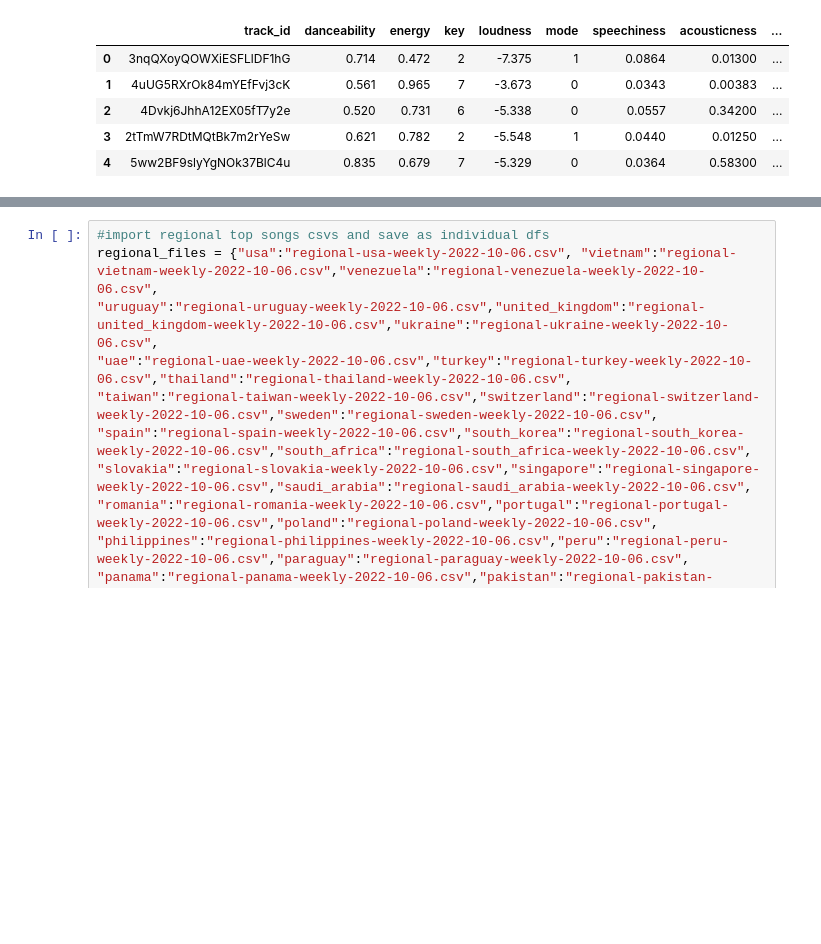
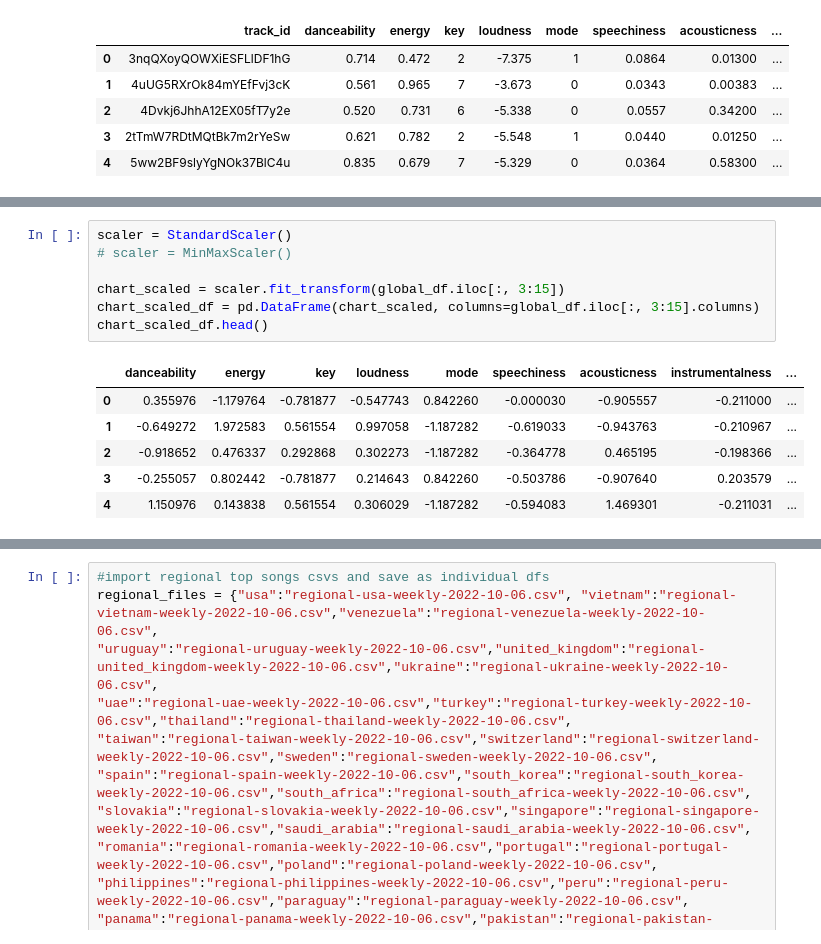
Before and after one commit to Flores-Kevin/rage-against-machine-learning, a Jupyter notebook: testing.ipynb, the cells around one changed output, grey strips where cells are left out. Cells and saved outputs as stored; diff of their text form; blank space fills up the shorter version.

```diff
--- a/testing.ipynb
+++ b/testing.ipynb
@@ -254,0 +271,14 @@ global_df
+# %%
+scaler = StandardScaler()
+# scaler = MinMaxScaler()
+
+chart_scaled = scaler.fit_transform(global_df.iloc[:, 3:15])
+chart_scaled_df = pd.DataFrame(chart_scaled, columns=global_df.iloc[:, 3:15].columns)
+chart_scaled_df.head()
+# %% [output]
+|  | danceability | energy | key | loudness | mode | speechiness | acousticness | instrumentalness | ... |
+| 0 | 0.355976 | -1.179764 | -0.781877 | -0.547743 | 0.842260 | -0.000030 | -0.905557 | -0.211000 | ... |
+| 1 | -0.649272 | 1.972583 | 0.561554 | 0.997058 | -1.187282 | -0.619033 | -0.943763 | -0.210967 | ... |
+| 2 | -0.918652 | 0.476337 | 0.292868 | 0.302273 | -1.187282 | -0.364778 | 0.465195 | -0.198366 | ... |
+| 3 | -0.255057 | 0.802442 | -0.781877 | 0.214643 | 0.842260 | -0.503786 | -0.907640 | 0.203579 | ... |
+| 4 | 1.150976 | 0.143838 | 0.561554 | 0.306029 | -1.187282 | -0.594083 | 1.469301 | -0.211031 | ... |
```
Also changed, not shown: parts of 37 cells of this notebook.
